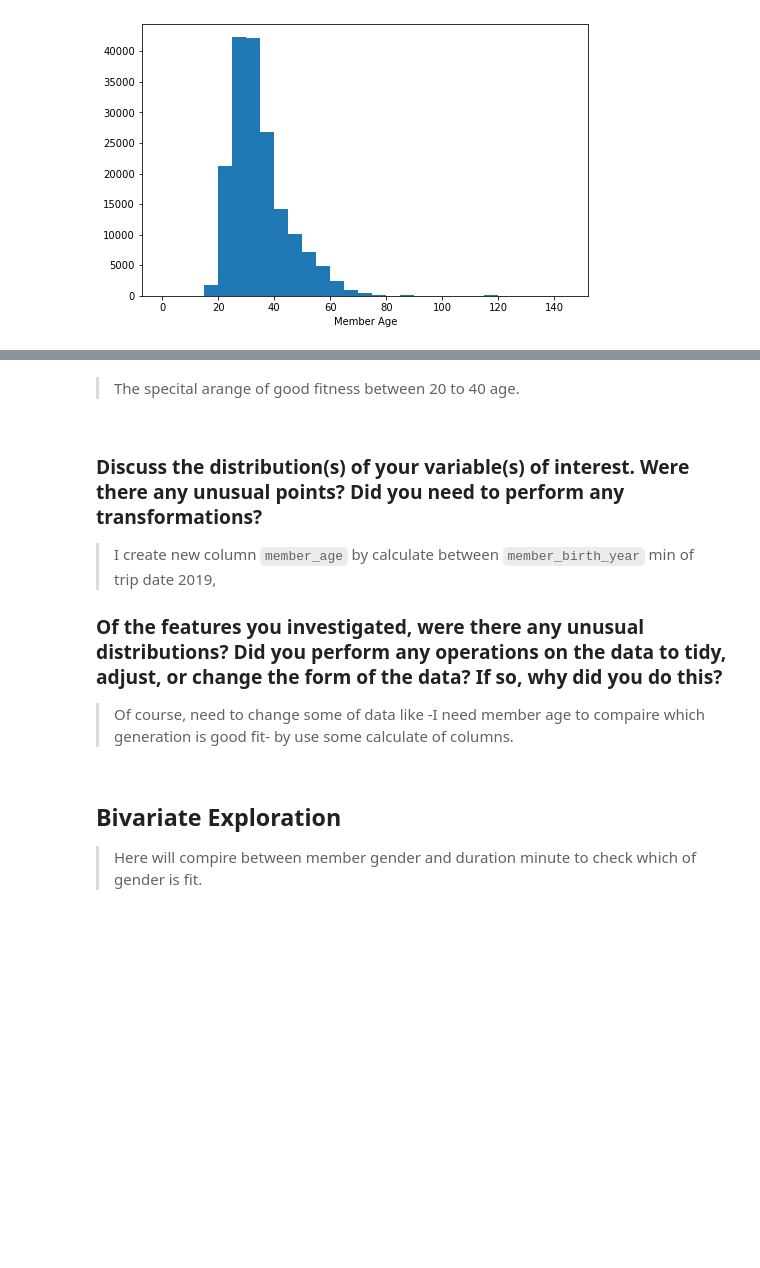
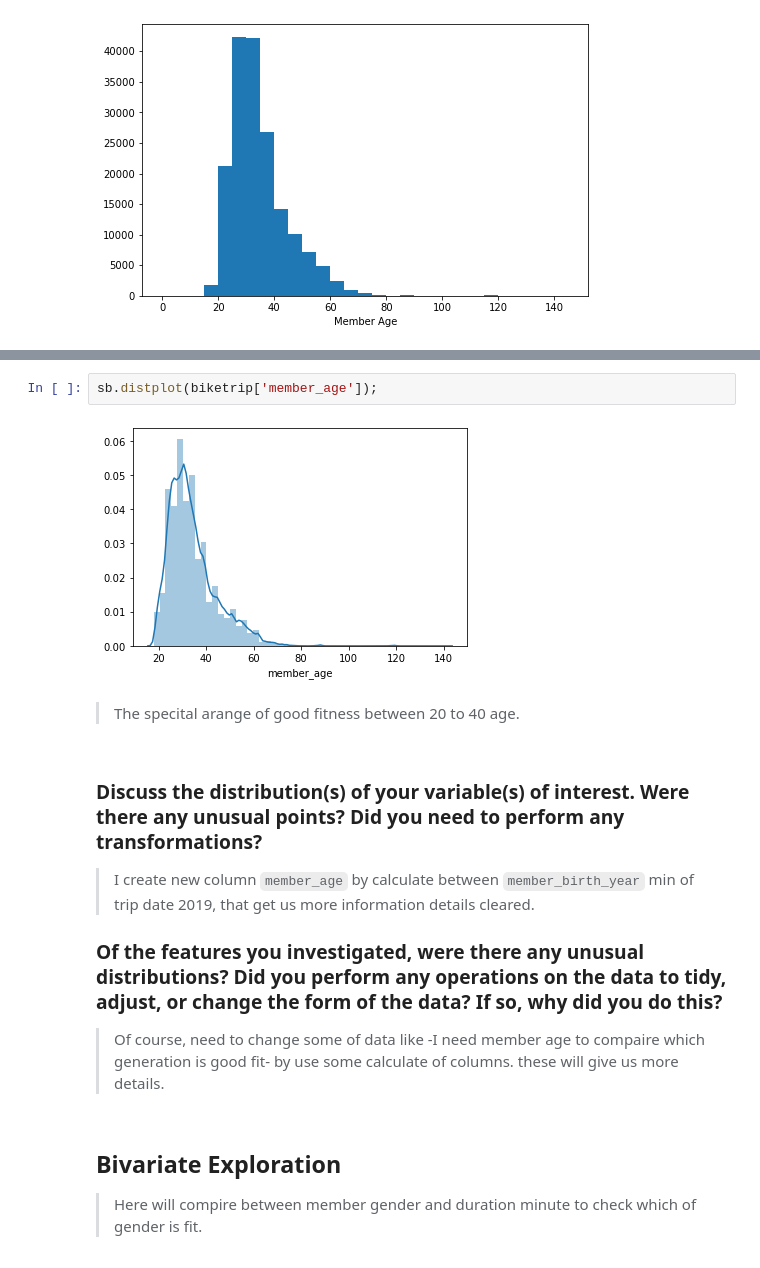
Before and after one commit to abdullah2web/Data_Exploration_project7, a Jupyter notebook: data_exploration.ipynb, the cells around one changed output, grey strips where cells are left out. Cells and saved outputs as stored; diff of their text form; blank space fills up the shorter version.

```diff
--- a/data_exploration.ipynb
+++ b/data_exploration.ipynb
@@ -215,13 +222,17 @@ plt.show()
+# %%
+sb.distplot(biketrip['member_age']);
+# %% [output]
+[figure, added]
 # %% [markdown]
 > The specital arange of good fitness between 20 to 40 age.
 # %% [markdown]
 ### Discuss the distribution(s) of your variable(s) of interest. Were there any unusual points? Did you need to perform any transformations?
 
-> I create new column `member_age` by calculate between `member_birth_year` min of trip date 2019,
+> I create new column `member_age` by calculate between `member_birth_year` min of trip date 2019, that get us more information details cleared.
 
 ### Of the features you investigated, were there any unusual distributions? Did you perform any operations on the data to tidy, adjust, or change the form of the data? If so, why did you do this?
 
-> Of course, need to change some of data like -I need member age to compaire which generation is good fit- by use some calculate of columns.
+> Of course, need to change some of data like -I need member age to compaire which generation is good fit- by use some calculate of columns. these will give us more details.
 # %% [markdown]
 ## Bivariate Exploration
 
```
Also changed, not shown: parts of 12 cells of this notebook, 4 other files.
